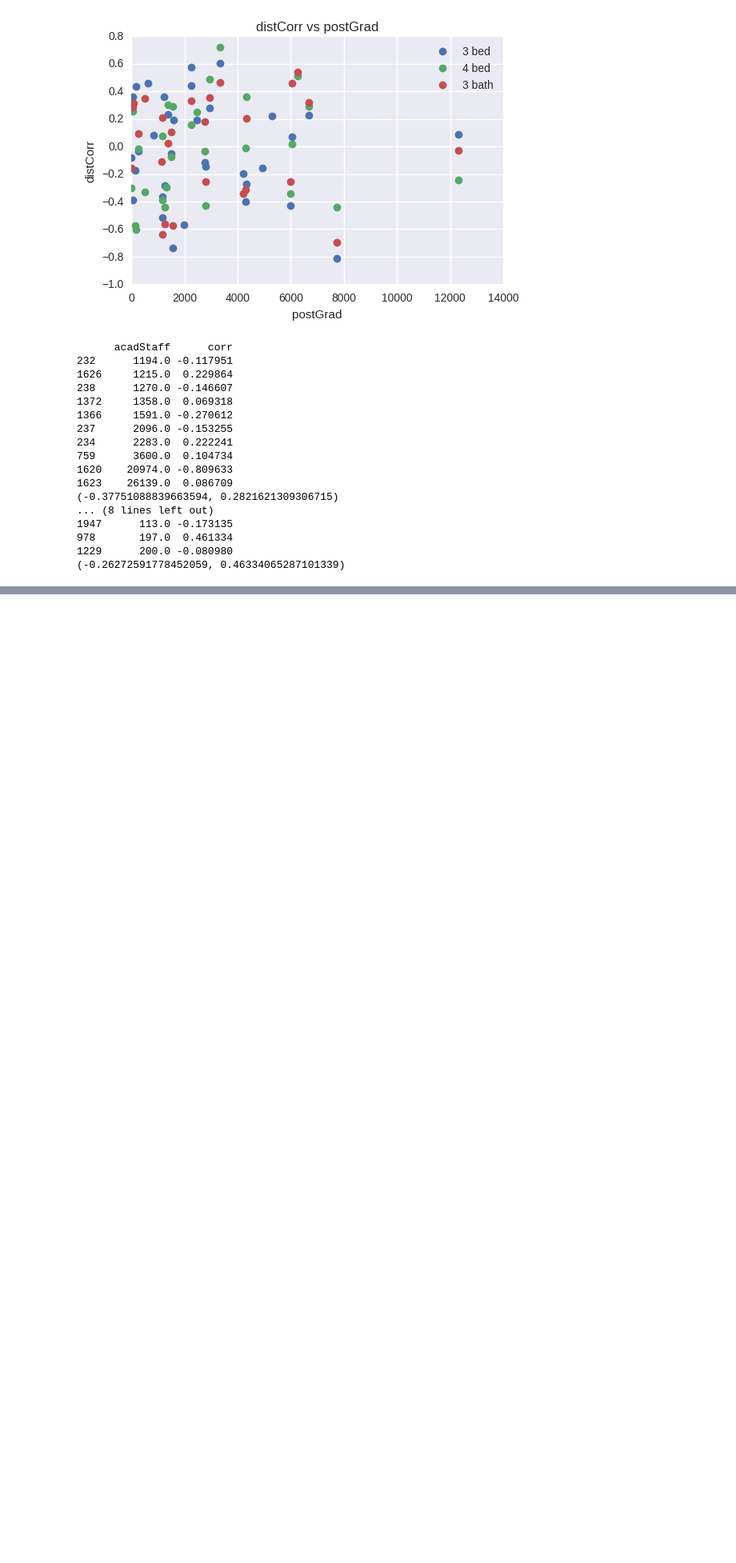
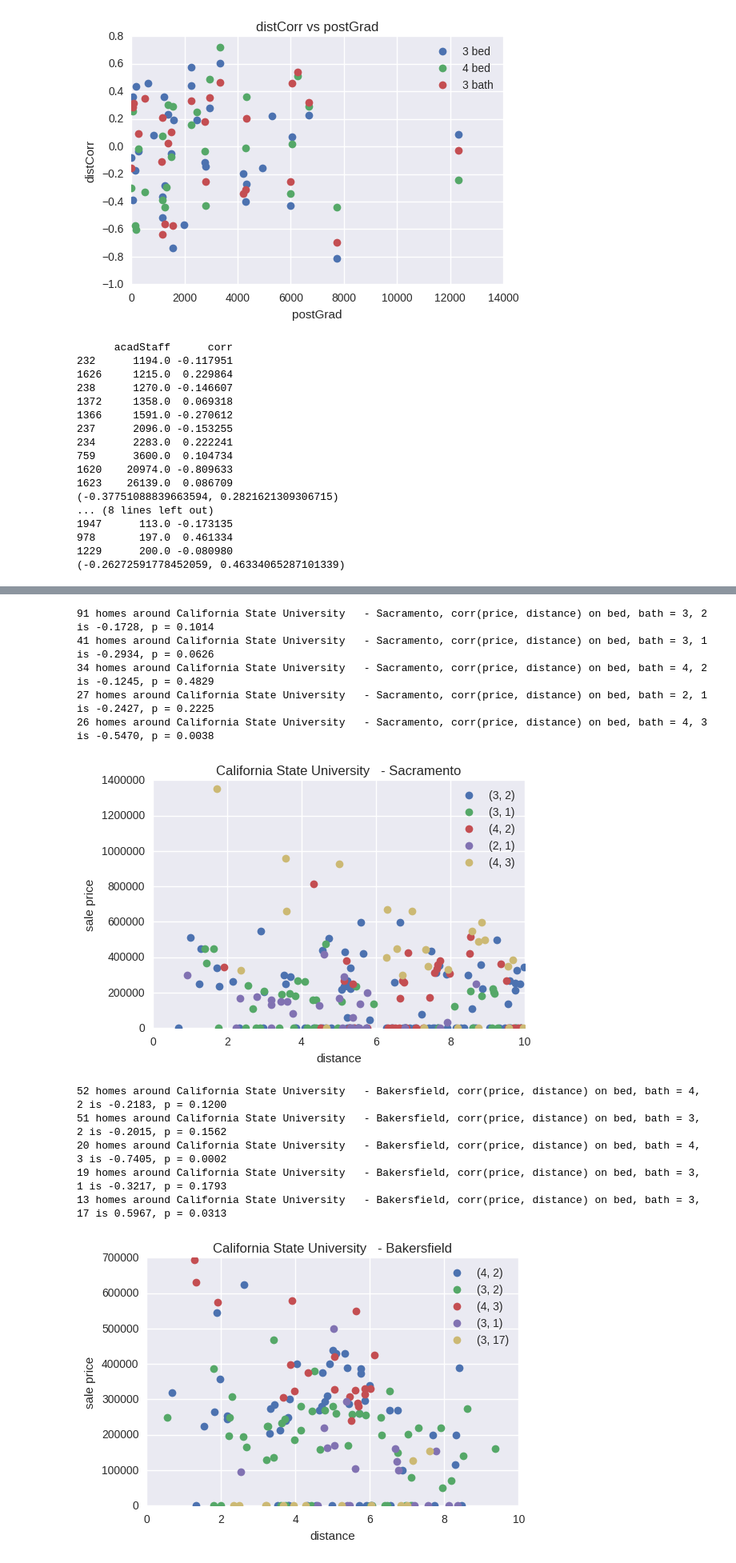
Before and after one commit to wuyifat/home_price, a Jupyter notebook: distCorr.ipynb, the cells around one changed output, grey strips where cells are left out. Shown at 80% size. Drawn from its saved outputs; the diff is of its cells as text; code cells hidden in the pictures; blank space fills up the shorter version.

```diff
--- a/distCorr.ipynb
+++ b/distCorr.ipynb
@@ -557,0 +560,46 @@ for df in [univ_3bed_top10acad, univ_3bed_bottom10acad]:
+# %%
+dist, k_univ, k_bb_group = 10, 5, 5
+pair_bb_df = state_pair[state_pair['distance'] < dist]
+pair_bb_df = pair_bb_df[pair_bb_df['numbed'] >= 0]
+pair_bb_df = pair_bb_df[pair_bb_df['num_bath_full'] >= 0]
+pair_bb_df['bedbath'] = list(zip(pair_bb_df['numbed'], pair_bb_df['num_bath_full']))
+
+pair_bb_group = pair_bb_df.groupby('UniversityName')
+home_count = pair_bb_group.size()
+home_count.sort_values(inplace=True,ascending=False)
+home_count_topk = home_count[:k_univ]
+
+for univ in home_count_topk.index:
+    one_univ_df = pair_bb_group.get_group(univ)
+    one_univ_group = one_univ_df.groupby('bedbath')
+
+    one_univ_home_count = one_univ_group.size()
+    one_univ_home_count.sort_values(inplace=True, ascending=False)
+
+#     bb, corr, p, size = [], [], [], []
+    for bb_group in one_univ_home_count[:k_bb_group].index:
+        home_bb_df = one_univ_group.get_group(bb_group)
+        num_home = len(home_bb_df)
+        home_bb_df.dropna(subset=['saleprice', 'distance'], inplace=True)
+        c = pearsonr(home_bb_df['saleprice'], home_bb_df['distance'])
+        plt.plot(home_bb_df['distance'], home_bb_df['saleprice'], linestyle='none', marker='o', label=bb_group)
+        print '%d homes around %s, corr(price, distance) on bed, bath = %d, %d is %.4f, p = %.4f' %(num_home, univ, bb_group[0], bb_group[1], c[0], c[1])
+
+    plt.xlabel('distance')
+    plt.ylabel('sale price')
+    plt.title(univ)
+    plt.legend(loc='best')
+    plt.show()
+# %% [output]
+91 homes around California State University   - Sacramento, corr(price, distance) on bed, bath = 3, 2 is -0.1728, p = 0.1014
+41 homes around California State University   - Sacramento, corr(price, distance) on bed, bath = 3, 1 is -0.2934, p = 0.0626
+34 homes around California State University   - Sacramento, corr(price, distance) on bed, bath = 4, 2 is -0.1245, p = 0.4829
+27 homes around California State University   - Sacramento, corr(price, distance) on bed, bath = 2, 1 is -0.2427, p = 0.2225
+26 homes around California State University   - Sacramento, corr(price, distance) on bed, bath = 4, 3 is -0.5470, p = 0.0038
+[figure, added]
+52 homes around California State University   - Bakersfield, corr(price, distance) on bed, bath = 4, 2 is -0.2183, p = 0.1200
+51 homes around California State University   - Bakersfield, corr(price, distance) on bed, bath = 3, 2 is -0.2015, p = 0.1562
+20 homes around California State University   - Bakersfield, corr(price, distance) on bed, bath = 4, 3 is -0.7405, p = 0.0002
+19 homes around California State University   - Bakersfield, corr(price, distance) on bed, bath = 3, 1 is -0.3217, p = 0.1793
+13 homes around California State University   - Bakersfield, corr(price, distance) on bed, bath = 3, 17 is 0.5967, p = 0.0313
+[figure, added]
```
Also changed, not shown: parts of 2 cells of this notebook.
